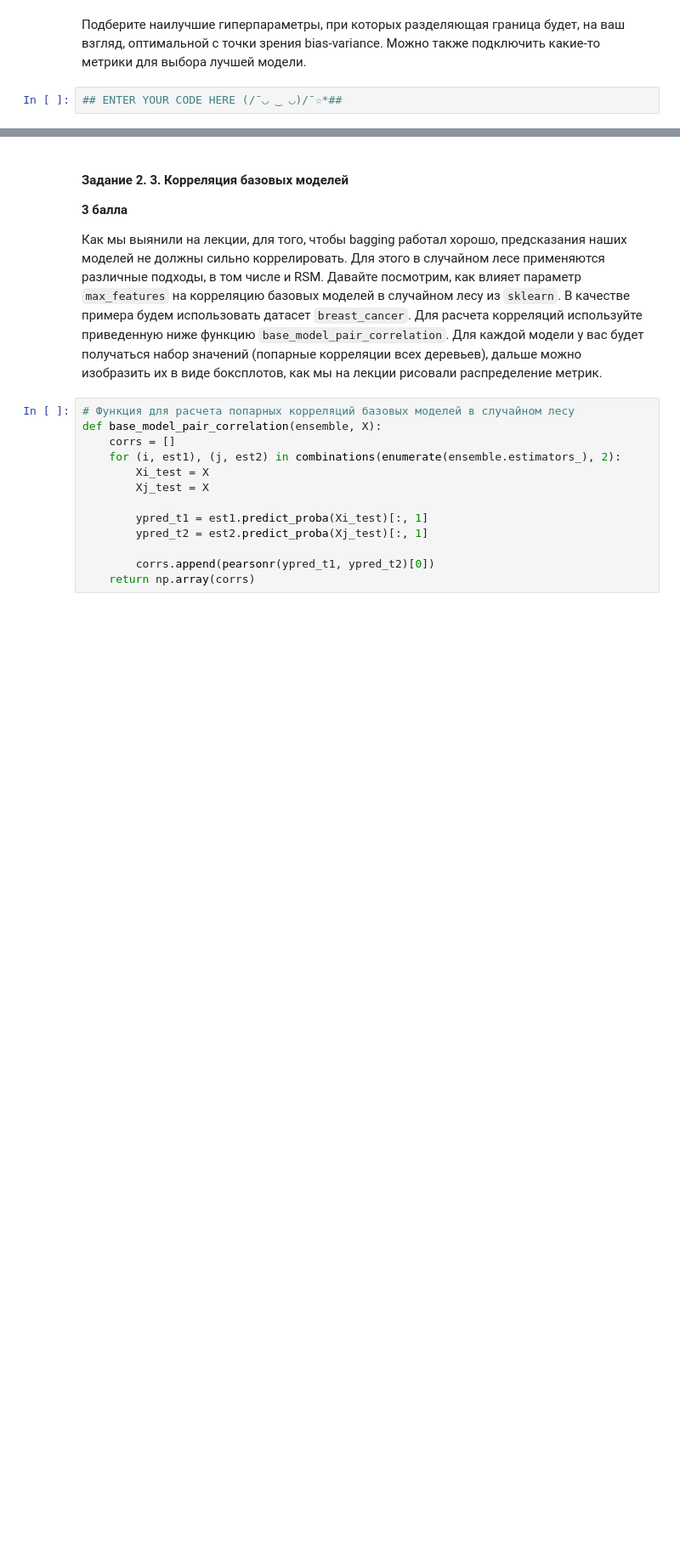
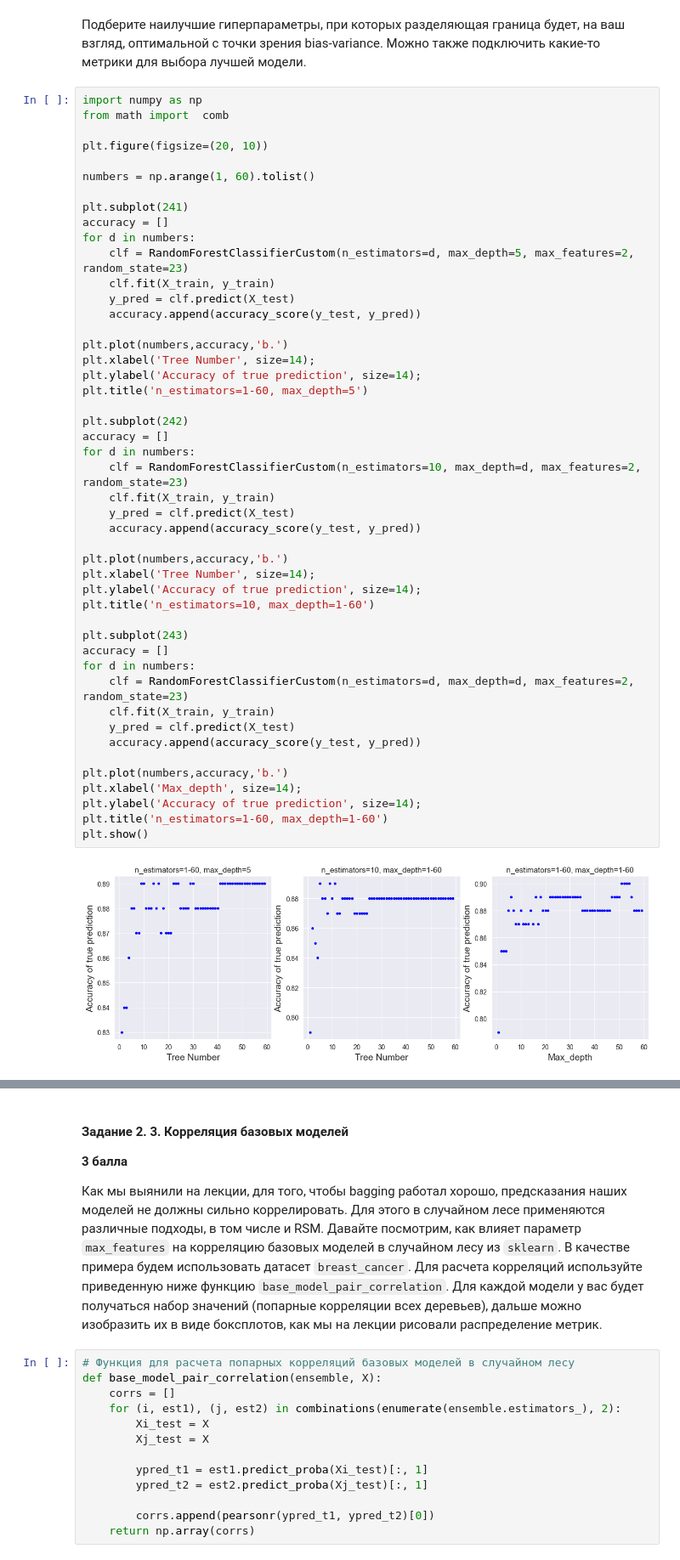
Before and after one commit to Smirness/BI_Stat_2021, a Jupyter notebook: lecture_5_ensembles/homework/Ensembles.ipynb, the cells around one changed output, grey strips where cells are left out. Shown: that part at 85% size. Saved outputs shown, nothing was run; the diff lists cells and outputs as text; blank space fills up the shorter version.

```diff
--- a/lecture_5_ensembles/homework/Ensembles.ipynb
+++ b/lecture_5_ensembles/homework/Ensembles.ipynb
@@ -278,4 +323,51 @@ plt.show()
 # %% [markdown]
 Подберите наилучшие гиперпараметры, при которых разделяющая граница будет, на ваш взгляд, оптимальной с точки зрения bias-variance. Можно также подключить какие-то метрики для выбора лучшей модели.
-# %%
-## ENTER YOUR CODE HERE (/¯◡ ‿ ◡)/¯☆*##
+# %%
+import numpy as np
+from math import  comb
+
+plt.figure(figsize=(20, 10))
+
+numbers = np.arange(1, 60).tolist()
+
+plt.subplot(241)
+accuracy = []
+for d in numbers:
+    clf = RandomForestClassifierCustom(n_estimators=d, max_depth=5, max_features=2, random_state=23)
+    clf.fit(X_train, y_train)
+    y_pred = clf.predict(X_test)
+    accuracy.append(accuracy_score(y_test, y_pred))
+
+plt.plot(numbers,accuracy,'b.')
+plt.xlabel('Tree Number', size=14);
+plt.ylabel('Accuracy of true prediction', size=14);
+plt.title('n_estimators=1-60, max_depth=5')
+
+plt.subplot(242)
+accuracy = []
+for d in numbers:
+    clf = RandomForestClassifierCustom(n_estimators=10, max_depth=d, max_features=2, random_state=23)
+    clf.fit(X_train, y_train)
+    y_pred = clf.predict(X_test)
+    accuracy.append(accuracy_score(y_test, y_pred))
+
+plt.plot(numbers,accuracy,'b.')
+plt.xlabel('Tree Number', size=14);
+plt.ylabel('Accuracy of true prediction', size=14);
+plt.title('n_estimators=10, max_depth=1-60')
+
+plt.subplot(243)
+accuracy = []
+for d in numbers:
+    clf = RandomForestClassifierCustom(n_estimators=d, max_depth=d, max_features=2, random_state=23)
+    clf.fit(X_train, y_train)
+    y_pred = clf.predict(X_test)
+    accuracy.append(accuracy_score(y_test, y_pred))
+
+plt.plot(numbers,accuracy,'b.')
+plt.xlabel('Max_depth', size=14);
+plt.ylabel('Accuracy of true prediction', size=14);
+plt.title('n_estimators=1-60, max_depth=1-60')
+plt.show()
+# %% [output]
+[figure, added]
```
Also changed, not shown: parts of 9 cells of this notebook.
